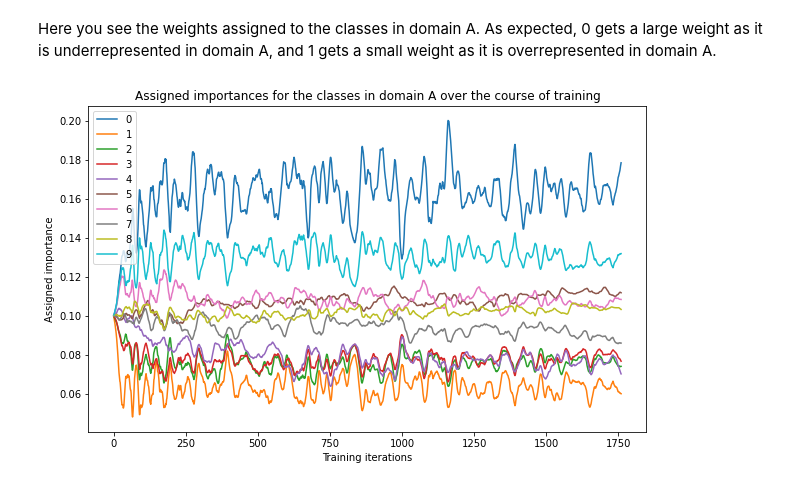
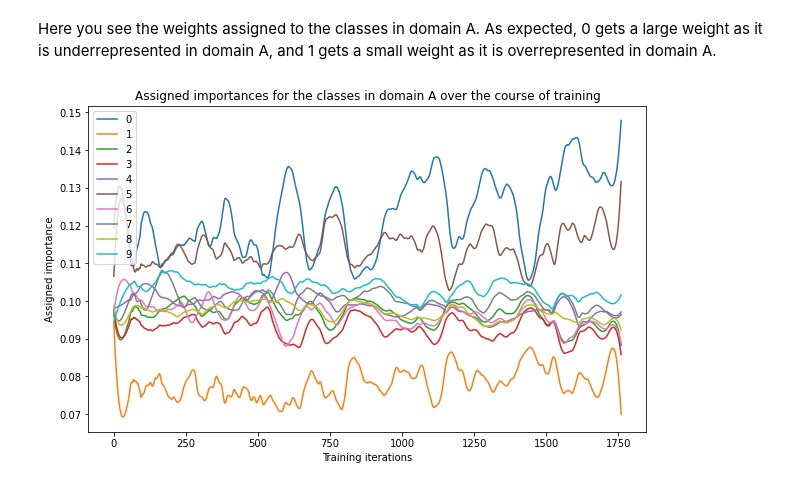
Before and after one commit to MichelleAppel/distribution-aware-image-to-image-translation, a Jupyter notebook: toy_examples/n_centered_moment_MNIST_AE.ipynb, the cells around one changed output. Cells and saved outputs as stored; diff of their text form; code cells hidden in the pictures.

```diff
--- a/toy_examples/n_centered_moment_MNIST_AE.ipynb
+++ b/toy_examples/n_centered_moment_MNIST_AE.ipynb
@@ -210,7 +210,7 @@ weight_network = WeightNet().cuda()
 autoencoder = AE().cuda()
 
 # Initialize the optimizers
-lr = 0.001
+lr = 0.01
 optimizer_w = optim.Adam(weight_network.parameters(), lr=lr)
 optimizer_ae = optim.Adam(autoencoder.parameters(), lr=lr)
 
@@ -232,7 +232,7 @@ moments_B = []
 
 example_importances_A = []
 
-n = 1 # n-centered moment
+n = 2 # n-centered moment
 n_classes = len(dataset_A.distribution)
 
 for epoch in range(10):
@@ -448,10 +448,11 @@ Here you see the weights assigned to the classes in domain A. As expected, 0 get
 # %%
 plt.figure(figsize=(10,6))
 plt.title('Assigned importances for the classes in domain A over the course of training')
-plt.plot(example_importances_A)
+smoothed_importances_A = signal.savgol_filter(example_importances_A,101,3,axis=0)
+plt.plot(smoothed_importances_A)
 plt.legend(np.arange(n_classes))
 plt.ylabel('Assigned importance')
 plt.xlabel('Training iterations')
 plt.show()
 # %% [output]
-[figure, old version]
+[figure, new version]
```
Also changed, not shown: parts of 7 cells of this notebook.
